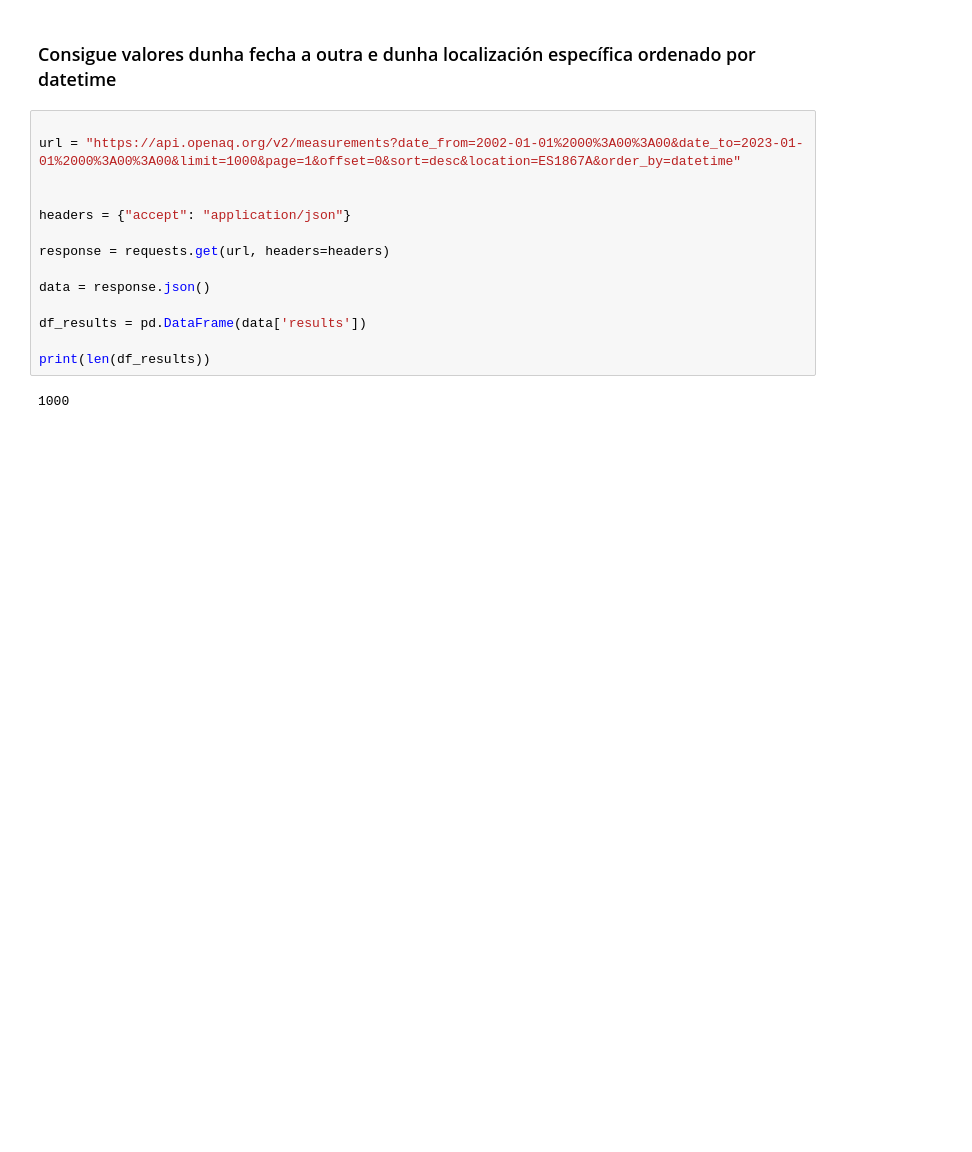
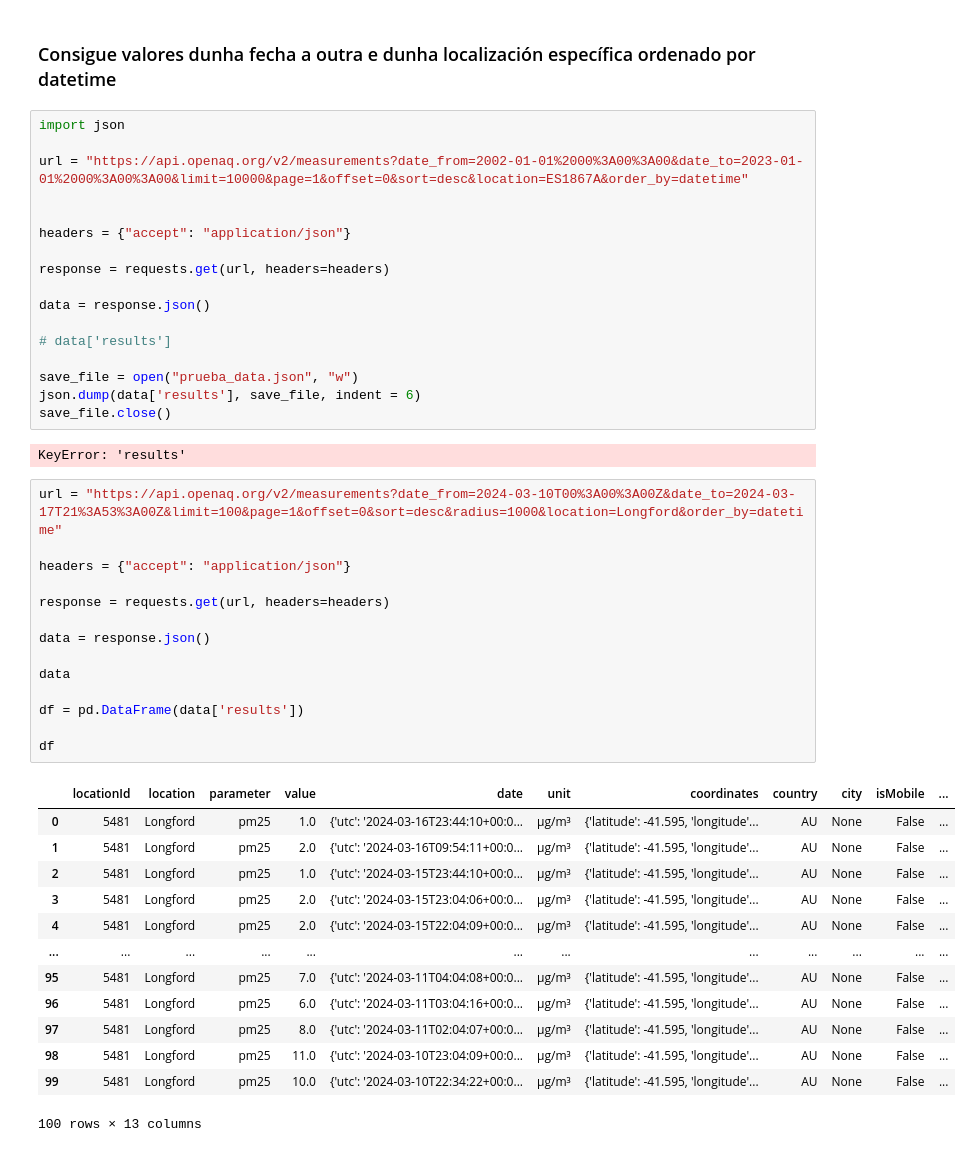
Before and after one commit to DaniMartinezX/SBD, a Jupyter notebook: tarefas/T5.1-panel-control-powerbi/quality_air.ipynb, the cells around one changed output. Saved outputs shown, nothing was run; the diff lists cells and outputs as text; blank space fills up the shorter version.

```diff
--- a/tarefas/T5.1-panel-control-powerbi/quality_air.ipynb
+++ b/tarefas/T5.1-panel-control-powerbi/quality_air.ipynb
@@ -144,8 +149,9 @@ data
 # %% [markdown]
 ### Consigue valores dunha fecha a outra e dunha localización específica ordenado por datetime
 # %%
+import json
 
-url = "https://api.openaq.org/v2/measurements?date_from=2002-01-01%2000%3A00%3A00&date_to=2023-01-01%2000%3A00%3A00&limit=1000&page=1&offset=0&sort=desc&location=ES1867A&order_by=datetime"
+url = "https://api.openaq.org/v2/measurements?date_from=2002-01-01%2000%3A00%3A00&date_to=2023-01-01%2000%3A00%3A00&limit=10000&page=1&offset=0&sort=desc&location=ES1867A&order_by=datetime"
 
 
 headers = {"accept": "application/json"}
@@ -154,8 +160,38 @@ response = requests.get(url, headers=headers)
 
 data = response.json()
 
-df_results = pd.DataFrame(data['results'])
+# data['results']
 
-print(len(df_results))
+save_file = open("prueba_data.json", "w")
+json.dump(data['results'], save_file, indent = 6)
+save_file.close()
 # %% [output]
-1000
+KeyError: 'results'
+# %%
+url = "https://api.openaq.org/v2/measurements?date_from=2024-03-10T00%3A00%3A00Z&date_to=2024-03-17T21%3A53%3A00Z&limit=100&page=1&offset=0&sort=desc&radius=1000&location=Longford&order_by=datetime"
+
+headers = {"accept": "application/json"}
+
+response = requests.get(url, headers=headers)
+
+data = response.json()
+
+data
+
+df = pd.DataFrame(data['results'])
+
+df
+# %% [output]
+|  | locationId | location | parameter | value | date | unit | coordinates | country | city | isMobile | ... |
+| 0 | 5481 | Longford | pm25 | 1.0 | {'utc': '2024-03-16T23:44:10+00:0... | µg/m³ | {'latitude': -41.595, 'longitude'... | AU | None | False | ... |
+| 1 | 5481 | Longford | pm25 | 2.0 | {'utc': '2024-03-16T09:54:11+00:0... | µg/m³ | {'latitude': -41.595, 'longitude'... | AU | None | False | ... |
+| 2 | 5481 | Longford | pm25 | 1.0 | {'utc': '2024-03-15T23:44:10+00:0... | µg/m³ | {'latitude': -41.595, 'longitude'... | AU | None | False | ... |
+| 3 | 5481 | Longford | pm25 | 2.0 | {'utc': '2024-03-15T23:04:06+00:0... | µg/m³ | {'latitude': -41.595, 'longitude'... | AU | None | False | ... |
+| 4 | 5481 | Longford | pm25 | 2.0 | {'utc': '2024-03-15T22:04:09+00:0... | µg/m³ | {'latitude': -41.595, 'longitude'... | AU | None | False | ... |
+| ... | ... | ... | ... | ... | ... | ... | ... | ... | ... | ... | ... |
+| 95 | 5481 | Longford | pm25 | 7.0 | {'utc': '2024-03-11T04:04:08+00:0... | µg/m³ | {'latitude': -41.595, 'longitude'... | AU | None | False | ... |
+| 96 | 5481 | Longford | pm25 | 6.0 | {'utc': '2024-03-11T03:04:16+00:0... | µg/m³ | {'latitude': -41.595, 'longitude'... | AU | None | False | ... |
+| 97 | 5481 | Longford | pm25 | 8.0 | {'utc': '2024-03-11T02:04:07+00:0... | µg/m³ | {'latitude': -41.595, 'longitude'... | AU | None | False | ... |
+| 98 | 5481 | Longford | pm25 | 11.0 | {'utc': '2024-03-10T23:04:09+00:0... | µg/m³ | {'latitude': -41.595, 'longitude'... | AU | None | False | ... |
+| 99 | 5481 | Longford | pm25 | 10.0 | {'utc': '2024-03-10T22:34:22+00:0... | µg/m³ | {'latitude': -41.595, 'longitude'... | AU | None | False | ... |
+100 rows × 13 columns
```
Also changed, not shown: parts of 15 cells of this notebook, 3 other files.
